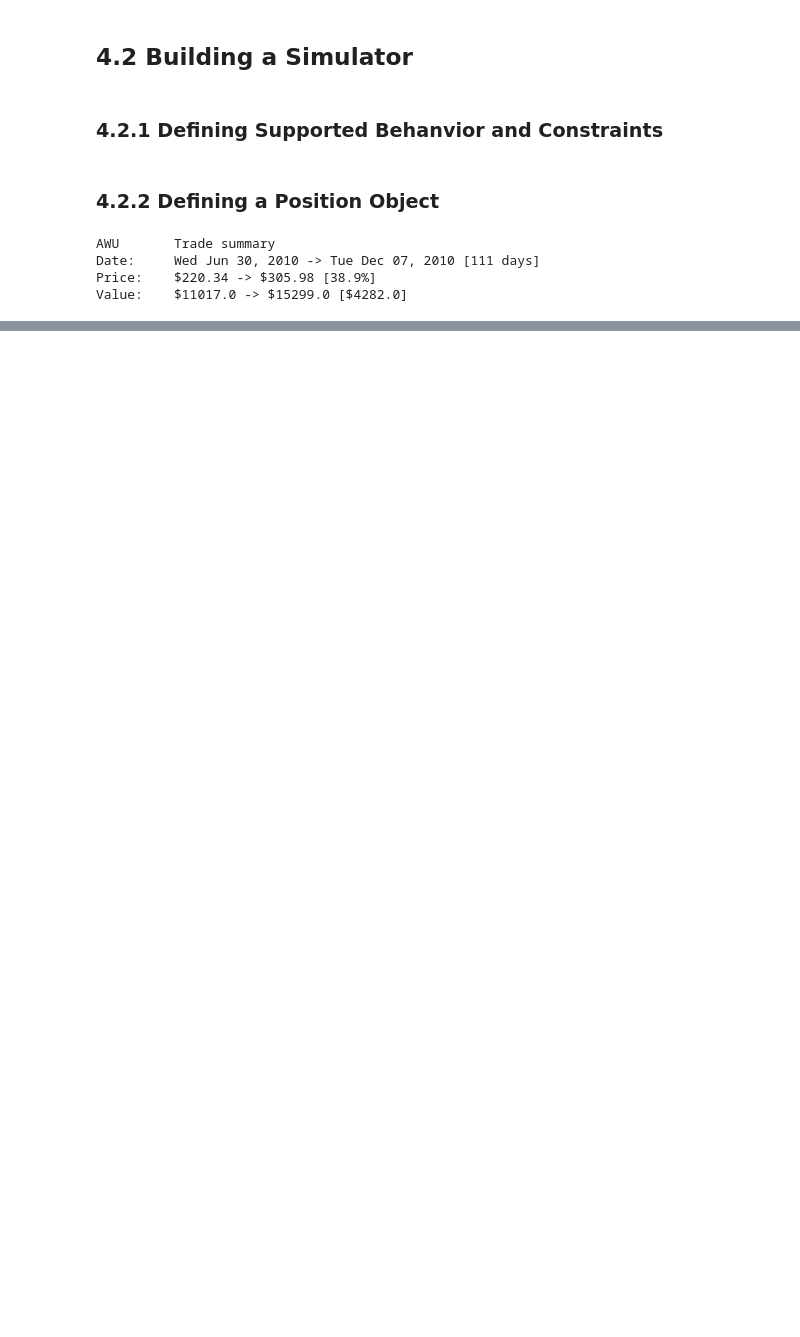
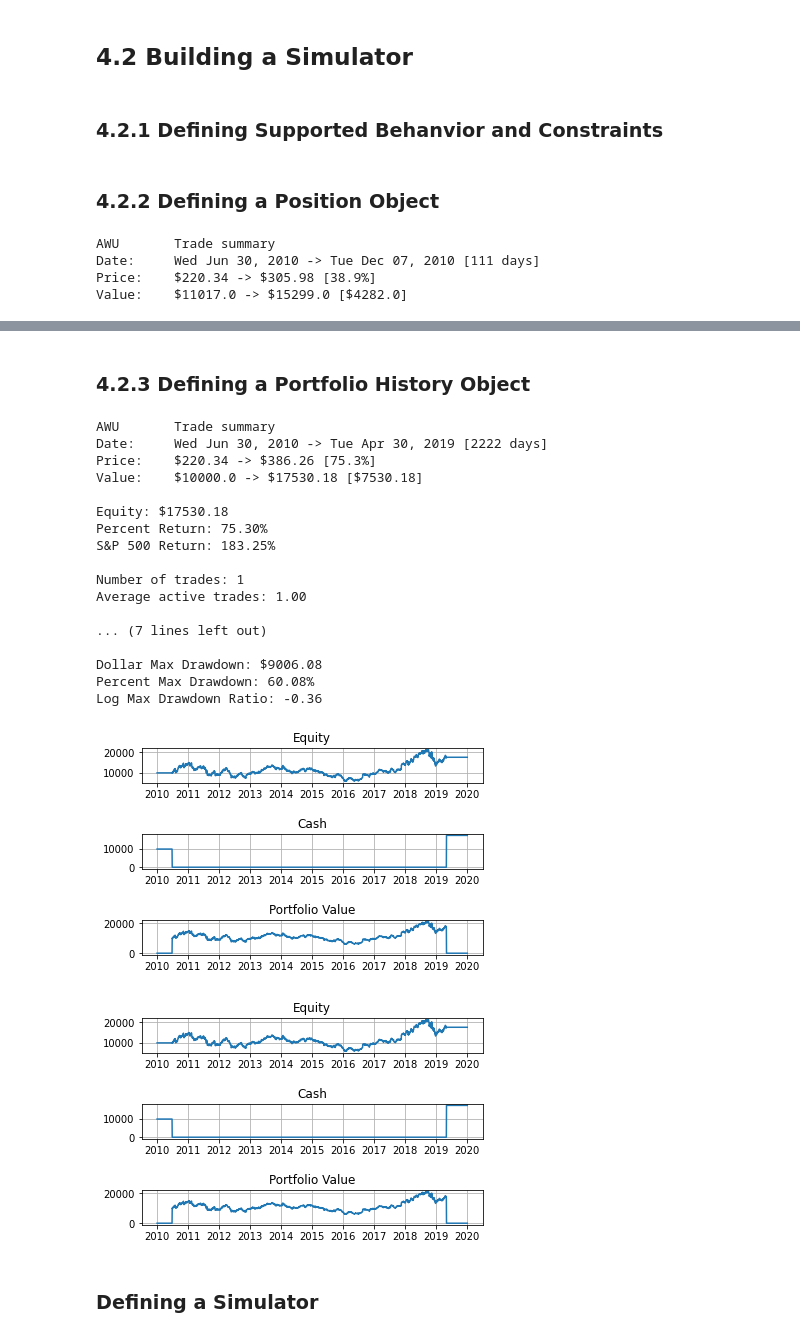
Before and after one commit to ewyluda/algo_trading, a Jupyter notebook: 4_simulation.ipynb, the cells around one changed output, grey strips where cells are left out. Drawn from its saved outputs; the diff is of its cells as text; code cells hidden in the pictures; blank space fills up the shorter version.

```diff
--- a/4_simulation.ipynb
+++ b/4_simulation.ipynb
@@ -300,0 +280,2 @@ ax2.scatter(x[:112], position.price_series)
+# %% [markdown]
+### 4.2.3  Defining a Portfolio History Object
@@ -300,0 +513,71 @@ ax2.scatter(x[:112], position.price_series)
+# %%
+# 4.5 Portfolio history object usage
+import pandas as pd
+from pypm import data_io
+from pypm.portfolio import Position, PortfolioHistory
+
+symbol = 'AWU'
+df = data_io.load_eod_data(symbol)
+
+portfolio_history = PortfolioHistory()
+initial_cash = cash = 10000
+
+for i, row in enumerate(df.itertuples()):
+    date = row.Index
+    price = row.close
+
+    if i == 123:
+        # Figure out how many shares to buy
+        shares_to_buy = initial_cash / price
+
+        # Record the position
+        position = Position(symbol, date, price, shares_to_buy)
+
+        # Spend all of your cash
+        cash -= initial_cash
+
+    elif 123 < i < 2345:
+        position.record_price_update(date, price)
+
+    elif i == 2345:
+        # Sell the asset
+        position.exit(date, price)
+
+        # Get your cash back
+        cash += price * shares_to_buy
+
+        # Record the position
+        portfolio_history.add_to_history(position)
+
+    # Record cash at every step
+    portfolio_history.record_cash(date, cash)
+
+portfolio_history.finish()
+
+portfolio_history.print_position_summaries()
+
+portfolio_history.print_summary()
+
+portfolio_history.plot()
+# %% [output]
+AWU       Trade summary
+Date:     Wed Jun 30, 2010 -> Tue Apr 30, 2019 [2222 days]
+Price:    $220.34 -> $386.26 [75.3%]
+Value:    $10000.0 -> $17530.18 [$7530.18]
+
+Equity: $17530.18
+Percent Return: 75.30%
+S&P 500 Return: 183.25%
+
+Number of trades: 1
+Average active trades: 1.00
+
+... (7 lines left out)
+
+Dollar Max Drawdown: $9006.08
+Percent Max Drawdown: 60.08%
+Log Max Drawdown Ratio: -0.36
+[figure, added]
+[figure, added]
+# %% [markdown]
+###  Defining a Simulator
```
Also changed, not shown: parts of 12 cells of this notebook, 2 other files.
